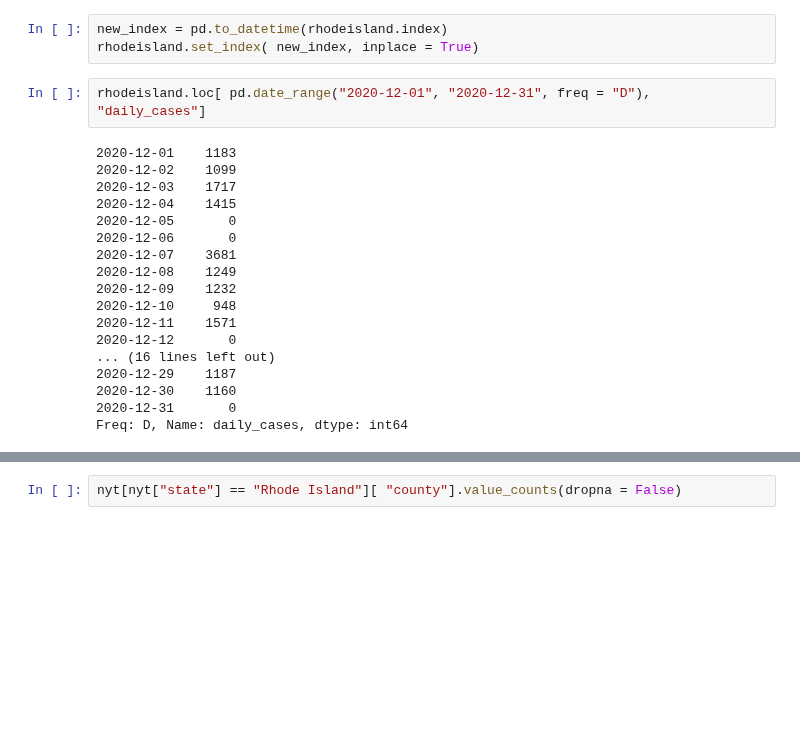
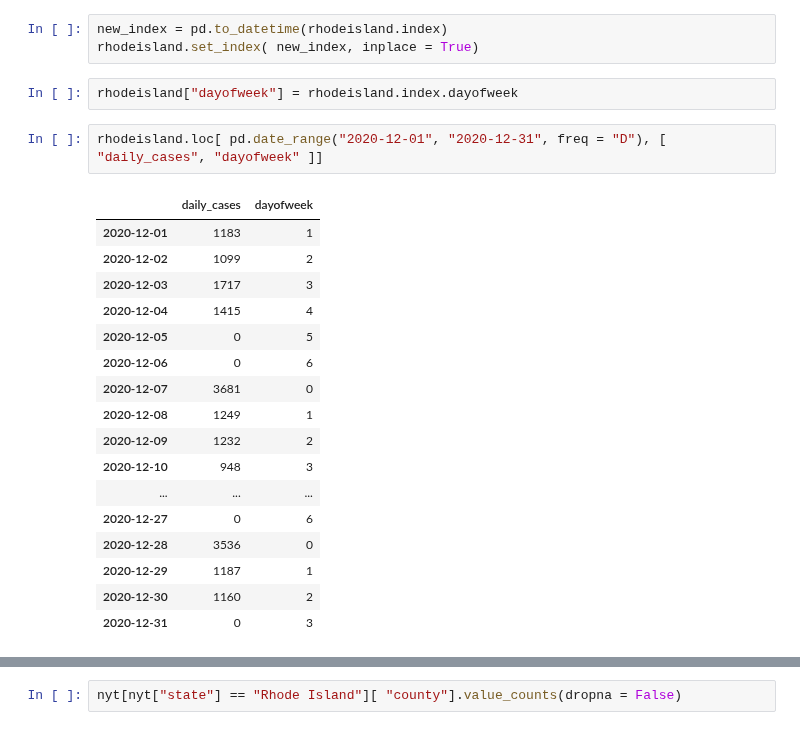
Before and after one commit to severine-baudry/capstone_data_engineer, a Jupyter notebook: covid_corr_weather.ipynb, the cells around one changed output, grey strips where cells are left out. Cells and saved outputs as stored; diff of their text form; blank space fills up the shorter version.

Commit message:
Identify pattern in Rhode Island deaths report : no deaths are reported on weekends

```diff
--- a/covid_corr_weather.ipynb
+++ b/covid_corr_weather.ipynb
@@ -224,23 +226,25 @@ DatetimeIndex(['2020-12-01', '2020-12-02', '2020-12-03', '2020-12-04',
 # %%
 new_index = pd.to_datetime(rhodeisland.index)
 rhodeisland.set_index( new_index, inplace = True)
+# %%
+rhodeisland["dayofweek"] = rhodeisland.index.dayofweek
 # %%
-rhodeisland.loc[ pd.date_range("2020-12-01", "2020-12-31", freq = "D"), "daily_cases"]
+rhodeisland.loc[ pd.date_range("2020-12-01", "2020-12-31", freq = "D"), [ "daily_cases", "dayofweek" ]]
 # %% [output]
-2020-12-01    1183
-2020-12-02    1099
-2020-12-03    1717
-2020-12-04    1415
-2020-12-05       0
-2020-12-06       0
-2020-12-07    3681
-2020-12-08    1249
-2020-12-09    1232
-2020-12-10     948
-2020-12-11    1571
-2020-12-12       0
-... (16 lines left out)
-2020-12-29    1187
-2020-12-30    1160
-2020-12-31       0
-Freq: D, Name: daily_cases, dtype: int64
+|  | daily_cases | dayofweek |
+| 2020-12-01 | 1183 | 1 |
+| 2020-12-02 | 1099 | 2 |
+| 2020-12-03 | 1717 | 3 |
+| 2020-12-04 | 1415 | 4 |
+| 2020-12-05 | 0 | 5 |
+| 2020-12-06 | 0 | 6 |
+| 2020-12-07 | 3681 | 0 |
+| 2020-12-08 | 1249 | 1 |
+| 2020-12-09 | 1232 | 2 |
+| 2020-12-10 | 948 | 3 |
+| ... | ... | ... |
+| 2020-12-27 | 0 | 6 |
+| 2020-12-28 | 3536 | 0 |
+| 2020-12-29 | 1187 | 1 |
+| 2020-12-30 | 1160 | 2 |
+| 2020-12-31 | 0 | 3 |
```
Also changed, not shown: parts of 3 cells of this notebook.
